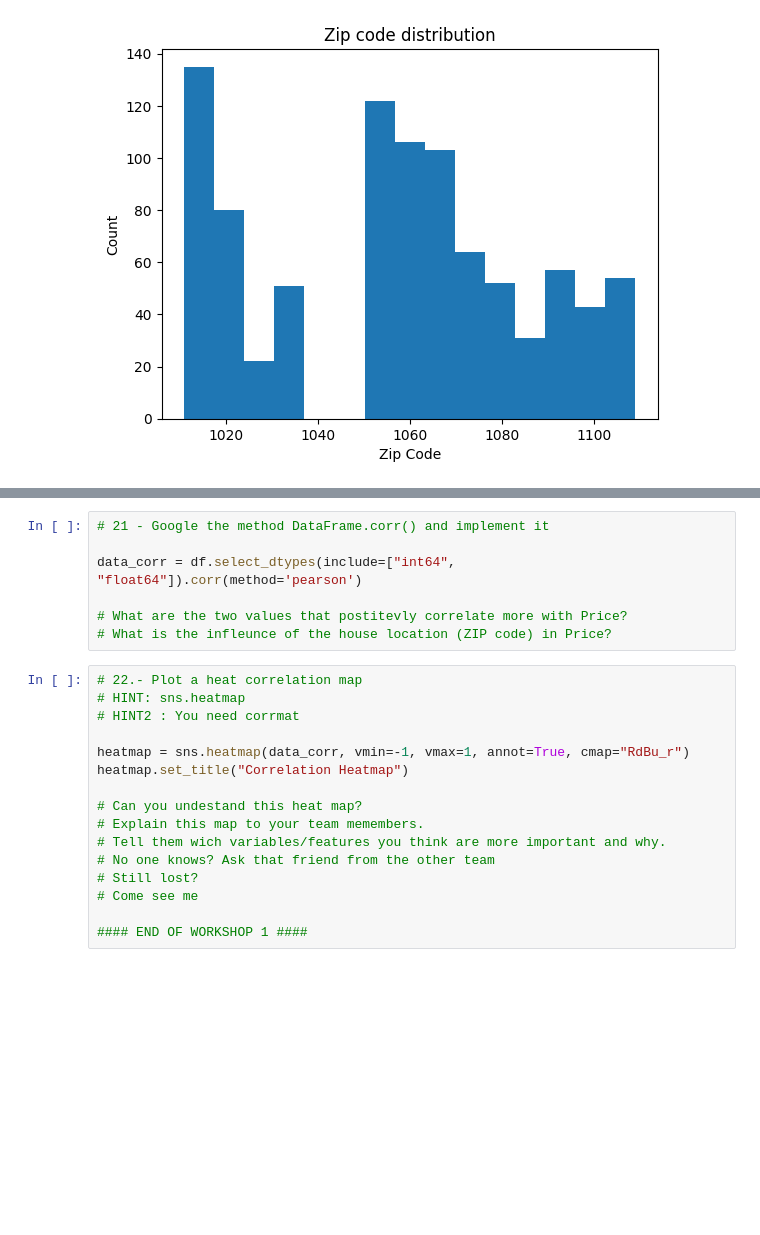
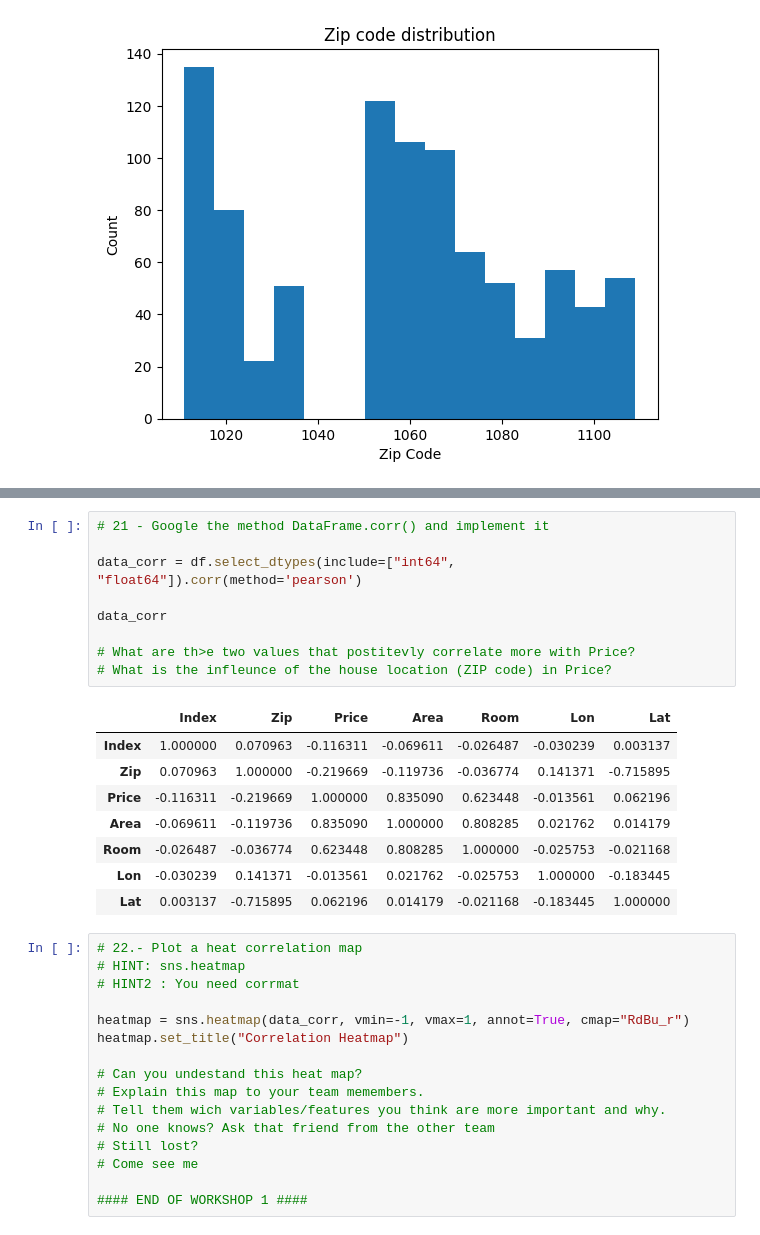
Before and after one commit to pcs03/foe-exercises, a Jupyter notebook: statistics/ws1/ws1.ipynb, the cells around one changed output, grey strips where cells are left out. Cells and saved outputs as stored; diff of their text form; blank space fills up the shorter version.

```diff
--- a/statistics/ws1/ws1.ipynb
+++ b/statistics/ws1/ws1.ipynb
@@ -361,10 +361,21 @@ plt.xticks(fontsize = 6, rotation=90)
 # %%
 # 21 - Google the method DataFrame.corr() and implement it
 
 data_corr = df.select_dtypes(include=["int64", "float64"]).corr(method='pearson')
 
-# What are the two values that postitevly correlate more with Price?
+data_corr
+
+# What are th>e two values that postitevly correlate more with Price?
 # What is the infleunce of the house location (ZIP code) in Price?
+# %% [output]
+|  | Index | Zip | Price | Area | Room | Lon | Lat |
+| Index | 1.000000 | 0.070963 | -0.116311 | -0.069611 | -0.026487 | -0.030239 | 0.003137 |
+| Zip | 0.070963 | 1.000000 | -0.219669 | -0.119736 | -0.036774 | 0.141371 | -0.715895 |
+| Price | -0.116311 | -0.219669 | 1.000000 | 0.835090 | 0.623448 | -0.013561 | 0.062196 |
+| Area | -0.069611 | -0.119736 | 0.835090 | 1.000000 | 0.808285 | 0.021762 | 0.014179 |
+| Room | -0.026487 | -0.036774 | 0.623448 | 0.808285 | 1.000000 | -0.025753 | -0.021168 |
+| Lon | -0.030239 | 0.141371 | -0.013561 | 0.021762 | -0.025753 | 1.000000 | -0.183445 |
+| Lat | 0.003137 | -0.715895 | 0.062196 | 0.014179 | -0.021168 | -0.183445 | 1.000000 |
 # %%
 # 22.- Plot a heat correlation map
 # HINT: sns.heatmap
```
Also changed, not shown: parts of 1 cell of this notebook, 56 other files.
